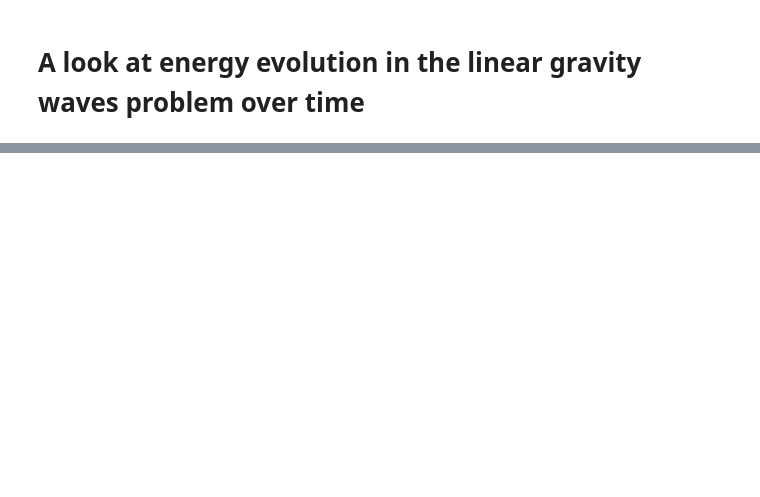
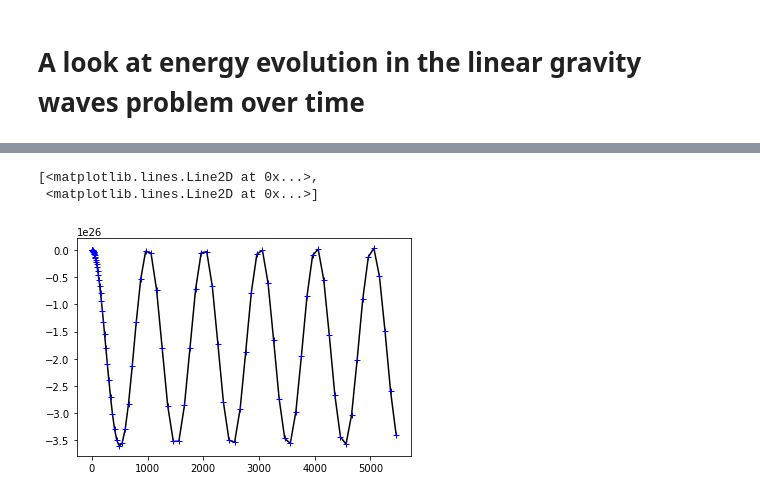
Before and after one commit to JOThurgood/MAESTROeX, a Jupyter notebook: Exec/TEST_PROBLEMS/lgw/analysis/energy_evolution.ipynb, the cells around one changed output, grey strips where cells are left out. Drawn from its saved outputs; the diff is of its cells as text; code cells hidden in the pictures; blank space fills up the shorter version.

```diff
--- a/Exec/TEST_PROBLEMS/lgw/analysis/energy_evolution.ipynb
+++ b/Exec/TEST_PROBLEMS/lgw/analysis/energy_evolution.ipynb
@@ -70,0 +20,10 @@ plt.plot(t,(ie-ie[0])-(ge-ge[0]))
+# %%
+dtot_rt = tot_rt - tot_rt[0]
+dke_rt = ke_rt - ke_rt[0]
+die_rt = ie_rt - ie_rt[0]
+dge_rt = ge_rt - ge_rt[0]
+# %%
+dtot_rp = tot_rp - tot_rp[0]
+dke_rp = ke_rp - ke_rp[0]
+die_rp = ie_rp - ie_rp[0]
+dge_rp = ge_rp - ge_rp[0]
@@ -70,0 +43,6 @@ plt.plot(t,(ie-ie[0])-(ge-ge[0]))
+# %%
+plt.plot(t_rt,dge_rt,'k', t_rp, dge_rp,'b+')
+# %% [output]
+[<matplotlib.lines.Line2D at 0x...>,
+ <matplotlib.lines.Line2D at 0x...>]
+[figure, added]
```
Also changed, not shown: parts of 21 cells of this notebook, 4 other files.
